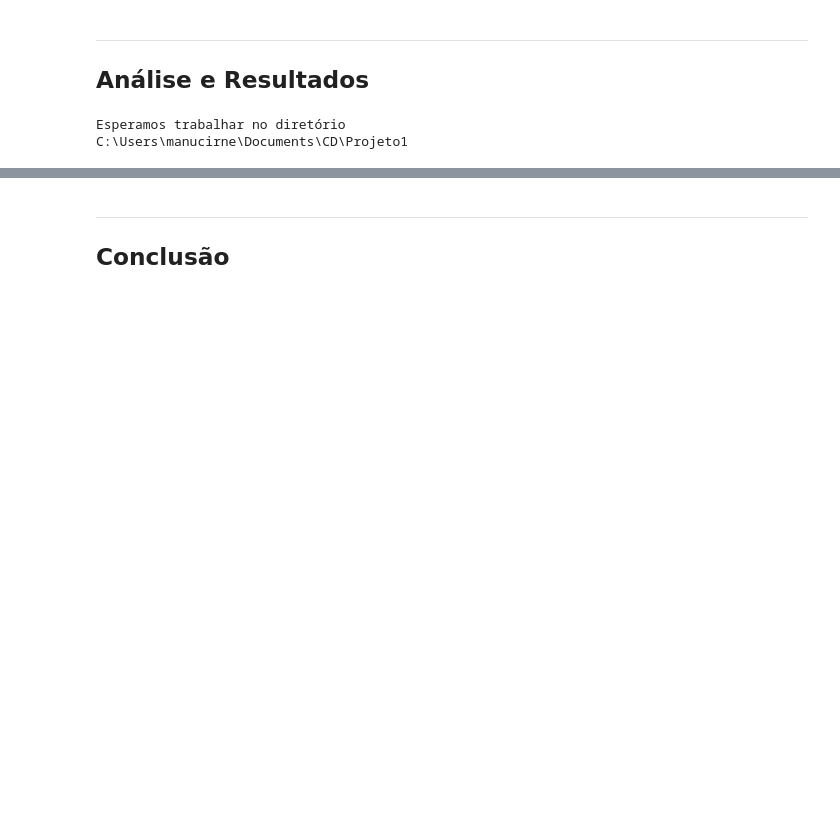
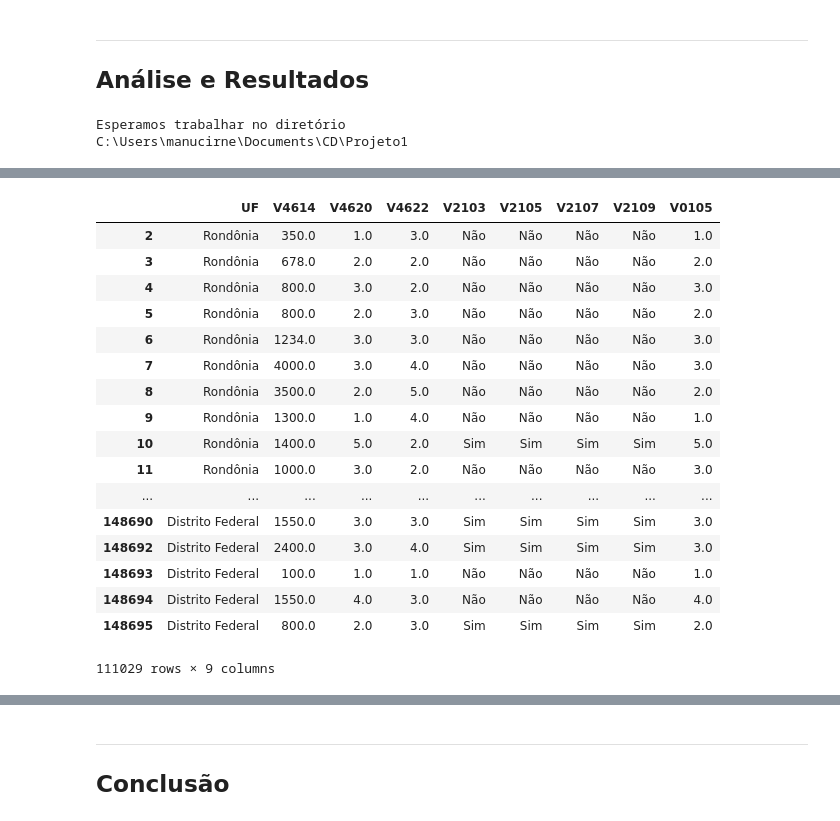
Before and after one commit to manucirne/Projeto1, a Jupyter notebook: Projeto1.ipynb, the cells around one changed output, grey strips where cells are left out. Saved outputs shown, nothing was run; the diff lists cells and outputs as text; code cells hidden in the pictures; blank space fills up the shorter version.

```diff
--- a/Projeto1.ipynb
+++ b/Projeto1.ipynb
@@ -60,16 +98,32 @@ naonulos09.loc[(naonulos09.UF=='Mato Grosso do Sul') | (naonulos09.UF=='Mato Gro
 # %%
 naonulos13.V2103 = dados13.V2103.astype('category')
 naonulos13.V2103.cat.categories = (['Sim', 'Não'])
 naonulos13.V2105 = dados13.V2103.astype('category')
 naonulos13.V2105.cat.categories = (['Sim', 'Não'])
 naonulos13.V2107 = dados13.V2103.astype('category')
 naonulos13.V2107.cat.categories = (['Sim', 'Não'])
 naonulos13.V2109 = dados13.V2103.astype('category')
 naonulos13.V2109.cat.categories = (['Sim', 'Não'])
 naonulos13.UF = dados13.UF.astype('category')
 naonulos13.UF.cat.categories = (['Rondônia', 'Acre','Amazonas','Roraima','Pará','Amapá','Tocantins','Maranhão','Piaui','Ceará','Rio Grande do Norte','Paraíba','Pernamnuco','Alagoas','Sergipe','Bahia','Minas Gerais','Espirito Santo','Rio de janeiro','Sâo Paulo','Paraná','Santa Catarina','Rio Grande do Sul','Mato Grosso do Sul','Mato Grosso','Goiás','Distrito Federal'])
-naonulos13.loc[(naonulos13.UF=='Rondônia') | (naonulos13.UF=='Acre') | (naonulos13.UF=='Amazonas') | (naonulos13.UF=='Roraima') | (naonulos13.UF=='Pará') | (naonulos13.UF=='Amapá') | (naonulos13.UF=='Tocantins'),'Regiao'] = 'Norte'
-naonulos13.loc[(naonulos13.UF=='Maranhão') | (naonulos13.UF=='Piaui') | (naonulos13.UF=='Caerá') | (naonulos13.UF=='Rio Grande do Norte') | (naonulos13.UF=='Paraíba') | (naonulos13.UF=='Pernambuco') | (naonulos13.UF=='Alagoas') | (naonulos13.UF=='Sergipe') | (naonulos13.UF=='Bahia'),'Regiao'] = 'Nordeste'
-naonulos13.loc[(naonulos13.UF=='Minas Gerais') | (naonulos13.UF=='Espirito Santo') | (naonulos13.UF=='Rio de Janeiro') | (naonulos13.UF=='São Paulo'),'Regiao'] = 'Sudeste'
-naonulos13.loc[(naonulos13.UF=='Paraná') | (naonulos13.UF=='Santa Catarina') | (naonulos13.UF=='Rio Grande do Sul'),'Regiao'] = 'Sul'
-naonulos13.loc[(naonulos13.UF=='Mato Grosso do Sul') | (naonulos13.UF=='Mato Grosso') | (naonulos13.UF=='Goiás') | (naonulos13.UF=='Distrito Federal'),'Regiao'] = 'Centroeste'
+
+naonulos13
+# %% [output]
+|  | UF | V4614 | V4620 | V4622 | V2103 | V2105 | V2107 | V2109 | V0105 |
+| 2 | Rondônia | 350.0 | 1.0 | 3.0 | Não | Não | Não | Não | 1.0 |
+| 3 | Rondônia | 678.0 | 2.0 | 2.0 | Não | Não | Não | Não | 2.0 |
+| 4 | Rondônia | 800.0 | 3.0 | 2.0 | Não | Não | Não | Não | 3.0 |
+| 5 | Rondônia | 800.0 | 2.0 | 3.0 | Não | Não | Não | Não | 2.0 |
+| 6 | Rondônia | 1234.0 | 3.0 | 3.0 | Não | Não | Não | Não | 3.0 |
+| 7 | Rondônia | 4000.0 | 3.0 | 4.0 | Não | Não | Não | Não | 3.0 |
+| 8 | Rondônia | 3500.0 | 2.0 | 5.0 | Não | Não | Não | Não | 2.0 |
+| 9 | Rondônia | 1300.0 | 1.0 | 4.0 | Não | Não | Não | Não | 1.0 |
+| 10 | Rondônia | 1400.0 | 5.0 | 2.0 | Sim | Sim | Sim | Sim | 5.0 |
+| 11 | Rondônia | 1000.0 | 3.0 | 2.0 | Não | Não | Não | Não | 3.0 |
+| ... | ... | ... | ... | ... | ... | ... | ... | ... | ... |
+| 148690 | Distrito Federal | 1550.0 | 3.0 | 3.0 | Sim | Sim | Sim | Sim | 3.0 |
+| 148692 | Distrito Federal | 2400.0 | 3.0 | 4.0 | Sim | Sim | Sim | Sim | 3.0 |
+| 148693 | Distrito Federal | 100.0 | 1.0 | 1.0 | Não | Não | Não | Não | 1.0 |
+| 148694 | Distrito Federal | 1550.0 | 4.0 | 3.0 | Não | Não | Não | Não | 4.0 |
+| 148695 | Distrito Federal | 800.0 | 2.0 | 3.0 | Sim | Sim | Sim | Sim | 2.0 |
+111029 rows × 9 columns
```
Also changed, not shown: parts of 19 cells of this notebook.
